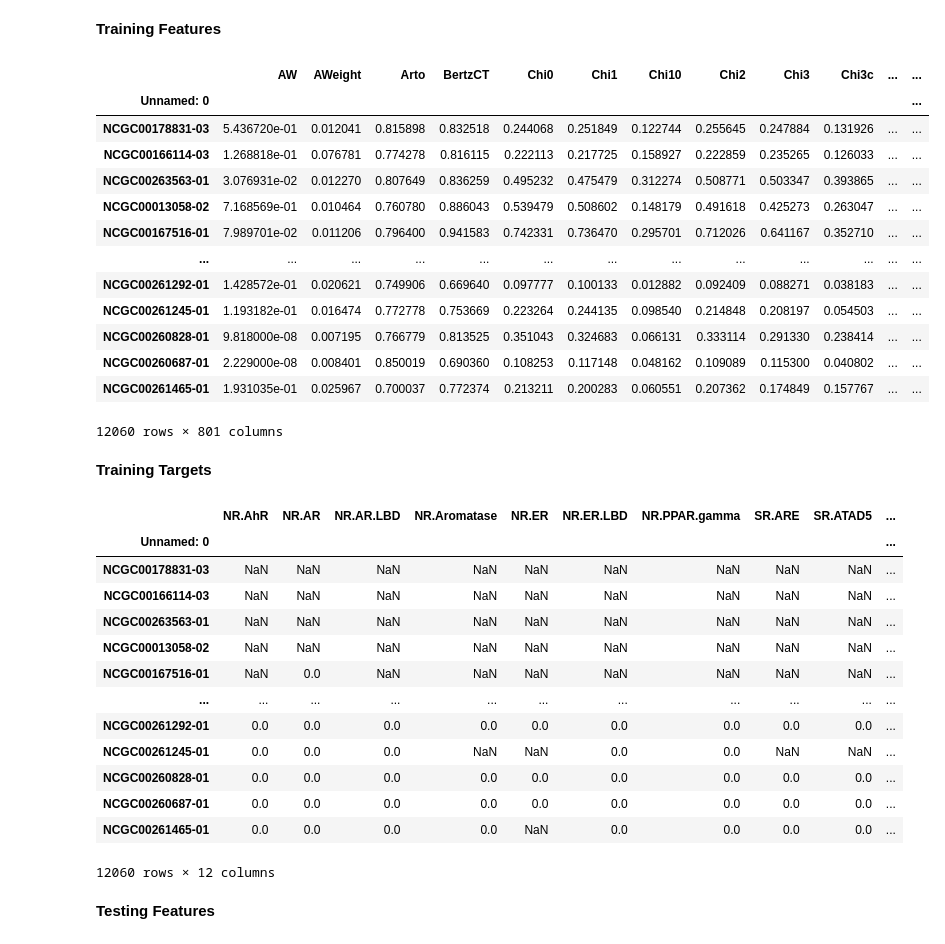
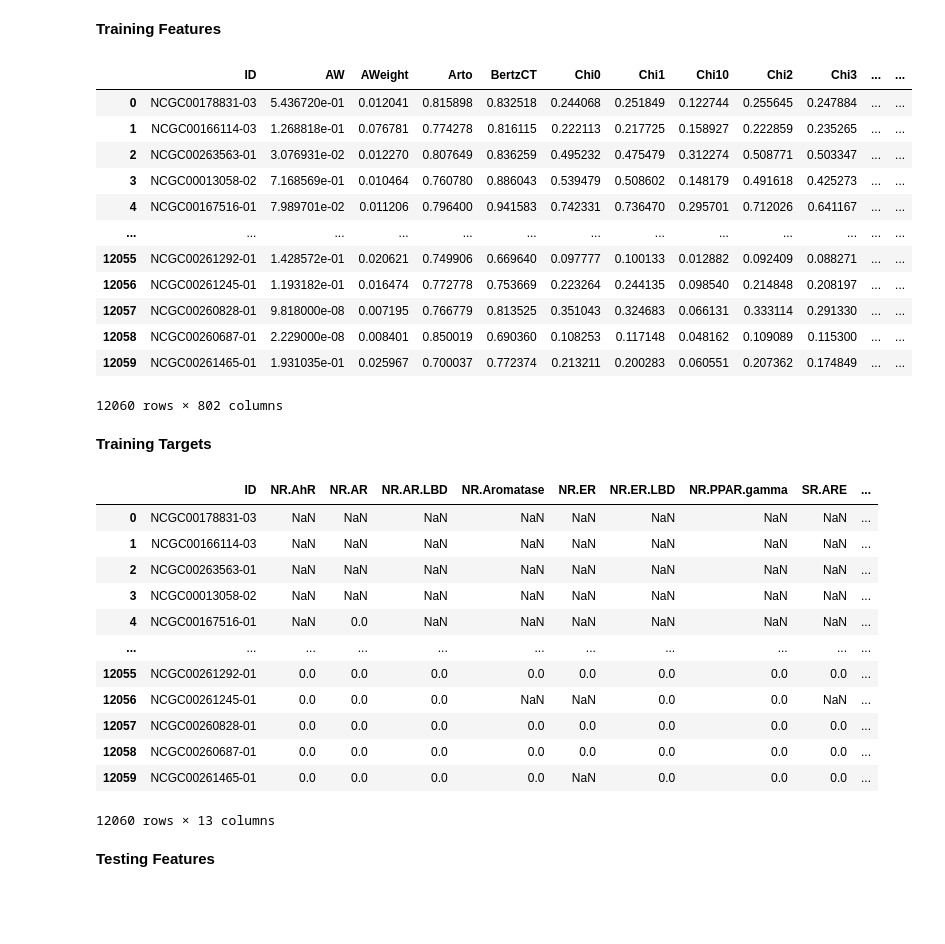
Before and after one commit to elcinelif/toxikind, a Jupyter notebook: notebooks/data_preprocessing.ipynb, the cells around one changed output. Cells and saved outputs as stored; diff of their text form; code cells hidden in the pictures; blank space fills up the shorter version.

Commit message:
(Processing:) Index column now being renamed renamed to 'ID'. Notebooks added.

```diff
--- a/notebooks/data_preprocessing.ipynb
+++ b/notebooks/data_preprocessing.ipynb
@@ -158,44 +161,42 @@ y_test.to_csv("../data/y_test.csv")
 **Training Features**
 # %%
 path_x_train = "../data/X_train.csv"
-X_train = pd.read_csv(path_x_train).set_index("Unnamed: 0")
+X_train = pd.read_csv(path_x_train)
 X_train
 # %% [output]
-|  | AW | AWeight | Arto | BertzCT | Chi0 | Chi1 | Chi10 | Chi2 | Chi3 | Chi3c | ... | ... |
-| Unnamed: 0 |  |  |  |  |  |  |  |  |  |  |  | ... |
-| NCGC00178831-03 | 5.436720e-01 | 0.012041 | 0.815898 | 0.832518 | 0.244068 | 0.251849 | 0.122744 | 0.255645 | 0.247884 | 0.131926 | ... | ... |
-| NCGC00166114-03 | 1.268818e-01 | 0.076781 | 0.774278 | 0.816115 | 0.222113 | 0.217725 | 0.158927 | 0.222859 | 0.235265 | 0.126033 | ... | ... |
-| NCGC00263563-01 | 3.076931e-02 | 0.012270 | 0.807649 | 0.836259 | 0.495232 | 0.475479 | 0.312274 | 0.508771 | 0.503347 | 0.393865 | ... | ... |
-| NCGC00013058-02 | 7.168569e-01 | 0.010464 | 0.760780 | 0.886043 | 0.539479 | 0.508602 | 0.148179 | 0.491618 | 0.425273 | 0.263047 | ... | ... |
-| NCGC00167516-01 | 7.989701e-02 | 0.011206 | 0.796400 | 0.941583 | 0.742331 | 0.736470 | 0.295701 | 0.712026 | 0.641167 | 0.352710 | ... | ... |
+|  | ID | AW | AWeight | Arto | BertzCT | Chi0 | Chi1 | Chi10 | Chi2 | Chi3 | ... | ... |
+| 0 | NCGC00178831-03 | 5.436720e-01 | 0.012041 | 0.815898 | 0.832518 | 0.244068 | 0.251849 | 0.122744 | 0.255645 | 0.247884 | ... | ... |
+| 1 | NCGC00166114-03 | 1.268818e-01 | 0.076781 | 0.774278 | 0.816115 | 0.222113 | 0.217725 | 0.158927 | 0.222859 | 0.235265 | ... | ... |
+| 2 | NCGC00263563-01 | 3.076931e-02 | 0.012270 | 0.807649 | 0.836259 | 0.495232 | 0.475479 | 0.312274 | 0.508771 | 0.503347 | ... | ... |
+| 3 | NCGC00013058-02 | 7.168569e-01 | 0.010464 | 0.760780 | 0.886043 | 0.539479 | 0.508602 | 0.148179 | 0.491618 | 0.425273 | ... | ... |
+| 4 | NCGC00167516-01 | 7.989701e-02 | 0.011206 | 0.796400 | 0.941583 | 0.742331 | 0.736470 | 0.295701 | 0.712026 | 0.641167 | ... | ... |
 | ... | ... | ... | ... | ... | ... | ... | ... | ... | ... | ... | ... | ... |
-| NCGC00261292-01 | 1.428572e-01 | 0.020621 | 0.749906 | 0.669640 | 0.097777 | 0.100133 | 0.012882 | 0.092409 | 0.088271 | 0.038183 | ... | ... |
-| NCGC00261245-01 | 1.193182e-01 | 0.016474 | 0.772778 | 0.753669 | 0.223264 | 0.244135 | 0.098540 | 0.214848 | 0.208197 | 0.054503 | ... | ... |
-| NCGC00260828-01 | 9.818000e-08 | 0.007195 | 0.766779 | 0.813525 | 0.351043 | 0.324683 | 0.066131 | 0.333114 | 0.291330 | 0.238414 | ... | ... |
-| NCGC00260687-01 | 2.229000e-08 | 0.008401 | 0.850019 | 0.690360 | 0.108253 | 0.117148 | 0.048162 | 0.109089 | 0.115300 | 0.040802 | ... | ... |
-| NCGC00261465-01 | 1.931035e-01 | 0.025967 | 0.700037 | 0.772374 | 0.213211 | 0.200283 | 0.060551 | 0.207362 | 0.174849 | 0.157767 | ... | ... |
+| 12055 | NCGC00261292-01 | 1.428572e-01 | 0.020621 | 0.749906 | 0.669640 | 0.097777 | 0.100133 | 0.012882 | 0.092409 | 0.088271 | ... | ... |
+| 12056 | NCGC00261245-01 | 1.193182e-01 | 0.016474 | 0.772778 | 0.753669 | 0.223264 | 0.244135 | 0.098540 | 0.214848 | 0.208197 | ... | ... |
+| 12057 | NCGC00260828-01 | 9.818000e-08 | 0.007195 | 0.766779 | 0.813525 | 0.351043 | 0.324683 | 0.066131 | 0.333114 | 0.291330 | ... | ... |
+| 12058 | NCGC00260687-01 | 2.229000e-08 | 0.008401 | 0.850019 | 0.690360 | 0.108253 | 0.117148 | 0.048162 | 0.109089 | 0.115300 | ... | ... |
+| 12059 | NCGC00261465-01 | 1.931035e-01 | 0.025967 | 0.700037 | 0.772374 | 0.213211 | 0.200283 | 0.060551 | 0.207362 | 0.174849 | ... | ... |
-12060 rows × 801 columns
+12060 rows × 802 columns
 # %% [markdown]
 **Training Targets**
 # %%
 path_y_train = "../data/y_train.csv"
-y_train = pd.read_csv(path_y_train).set_index("Unnamed: 0")
+y_train = pd.read_csv(path_y_train)
 y_train
 # %% [output]
-|  | NR.AhR | NR.AR | NR.AR.LBD | NR.Aromatase | NR.ER | NR.ER.LBD | NR.PPAR.gamma | SR.ARE | SR.ATAD5 | ... |
-| Unnamed: 0 |  |  |  |  |  |  |  |  |  | ... |
-| NCGC00178831-03 | NaN | NaN | NaN | NaN | NaN | NaN | NaN | NaN | NaN | ... |
-| NCGC00166114-03 | NaN | NaN | NaN | NaN | NaN | NaN | NaN | NaN | NaN | ... |
-| NCGC00263563-01 | NaN | NaN | NaN | NaN | NaN | NaN | NaN | NaN | NaN | ... |
-| NCGC00013058-02 | NaN | NaN | NaN | NaN | NaN | NaN | NaN | NaN | NaN | ... |
-| NCGC00167516-01 | NaN | 0.0 | NaN | NaN | NaN | NaN | NaN | NaN | NaN | ... |
+|  | ID | NR.AhR | NR.AR | NR.AR.LBD | NR.Aromatase | NR.ER | NR.ER.LBD | NR.PPAR.gamma | SR.ARE | ... |
+| 0 | NCGC00178831-03 | NaN | NaN | NaN | NaN | NaN | NaN | NaN | NaN | ... |
+| 1 | NCGC00166114-03 | NaN | NaN | NaN | NaN | NaN | NaN | NaN | NaN | ... |
+| 2 | NCGC00263563-01 | NaN | NaN | NaN | NaN | NaN | NaN | NaN | NaN | ... |
+| 3 | NCGC00013058-02 | NaN | NaN | NaN | NaN | NaN | NaN | NaN | NaN | ... |
+| 4 | NCGC00167516-01 | NaN | 0.0 | NaN | NaN | NaN | NaN | NaN | NaN | ... |
 | ... | ... | ... | ... | ... | ... | ... | ... | ... | ... | ... |
-| NCGC00261292-01 | 0.0 | 0.0 | 0.0 | 0.0 | 0.0 | 0.0 | 0.0 | 0.0 | 0.0 | ... |
-| NCGC00261245-01 | 0.0 | 0.0 | 0.0 | NaN | NaN | 0.0 | 0.0 | NaN | NaN | ... |
-| NCGC00260828-01 | 0.0 | 0.0 | 0.0 | 0.0 | 0.0 | 0.0 | 0.0 | 0.0 | 0.0 | ... |
-| NCGC00260687-01 | 0.0 | 0.0 | 0.0 | 0.0 | 0.0 | 0.0 | 0.0 | 0.0 | 0.0 | ... |
-| NCGC00261465-01 | 0.0 | 0.0 | 0.0 | 0.0 | NaN | 0.0 | 0.0 | 0.0 | 0.0 | ... |
+| 12055 | NCGC00261292-01 | 0.0 | 0.0 | 0.0 | 0.0 | 0.0 | 0.0 | 0.0 | 0.0 | ... |
+| 12056 | NCGC00261245-01 | 0.0 | 0.0 | 0.0 | NaN | NaN | 0.0 | 0.0 | NaN | ... |
+| 12057 | NCGC00260828-01 | 0.0 | 0.0 | 0.0 | 0.0 | 0.0 | 0.0 | 0.0 | 0.0 | ... |
+| 12058 | NCGC00260687-01 | 0.0 | 0.0 | 0.0 | 0.0 | 0.0 | 0.0 | 0.0 | 0.0 | ... |
+| 12059 | NCGC00261465-01 | 0.0 | 0.0 | 0.0 | 0.0 | NaN | 0.0 | 0.0 | 0.0 | ... |
-12060 rows × 12 columns
+12060 rows × 13 columns
 # %% [markdown]
 **Testing Features**
 # %%
```
Also changed, not shown: parts of 5 cells of this notebook, 3 other files.
